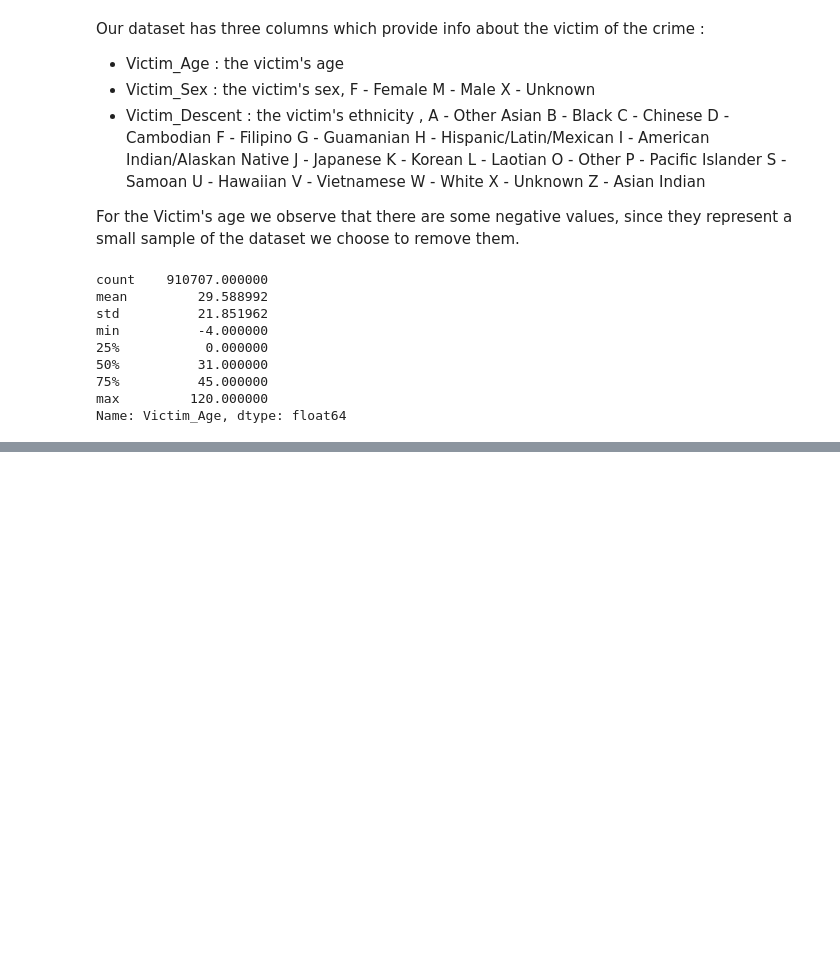
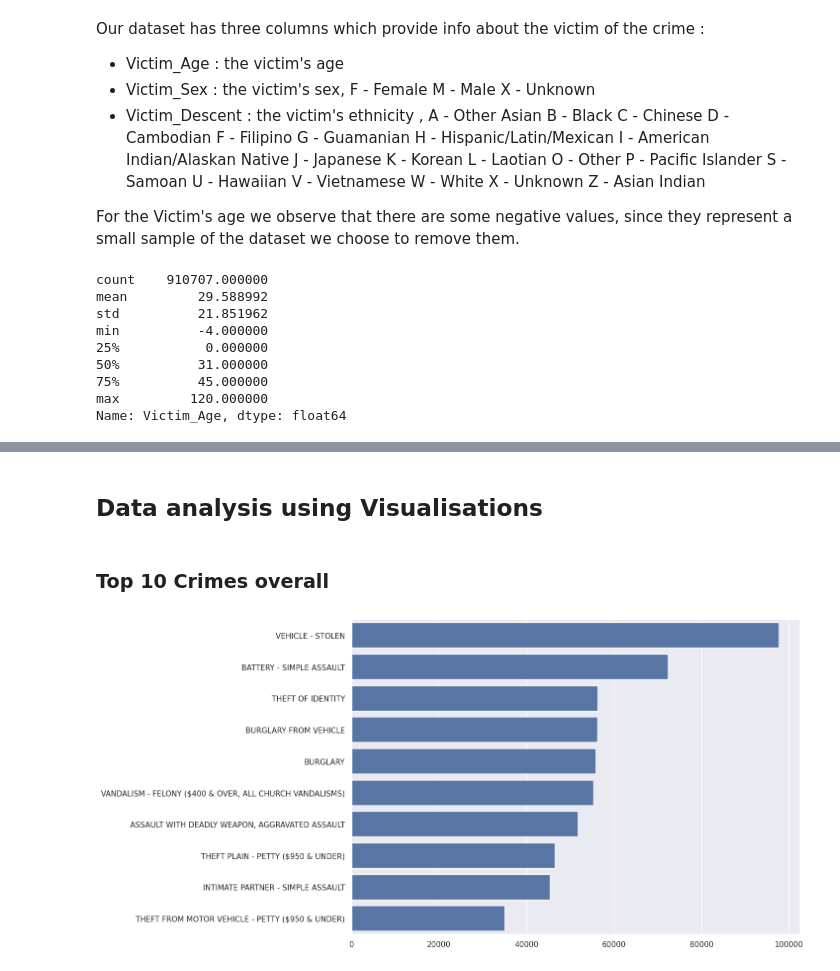
Before and after one commit to AyoubLaar/Data-Mining-Project, a Jupyter notebook: notebook.ipynb, the cells around one changed output, grey strips where cells are left out. Cells and saved outputs as stored; diff of their text form; code cells hidden in the pictures; blank space fills up the shorter version.

Commit message:
add more visualisation

```diff
--- a/notebook.ipynb
+++ b/notebook.ipynb
@@ -490,0 +831,12 @@ KeyError: "['Victim_Sexe'] not in index"
+# %% [markdown]
+<h2>Data analysis using Visualisations</h2>
+# %% [markdown]
+<h3>Top 10 Crimes overall</h3>
+# %%
+df = data["Primary_Crime_Code_Description"].value_counts()
+plot = sns.barplot(data=df.head(10),orient="h")
+plot.set_xlabel("")
+plot.set_ylabel("")
+pass
+# %% [output]
+[figure, added]
```
Also changed, not shown: parts of 70 cells of this notebook, 1 other file.
